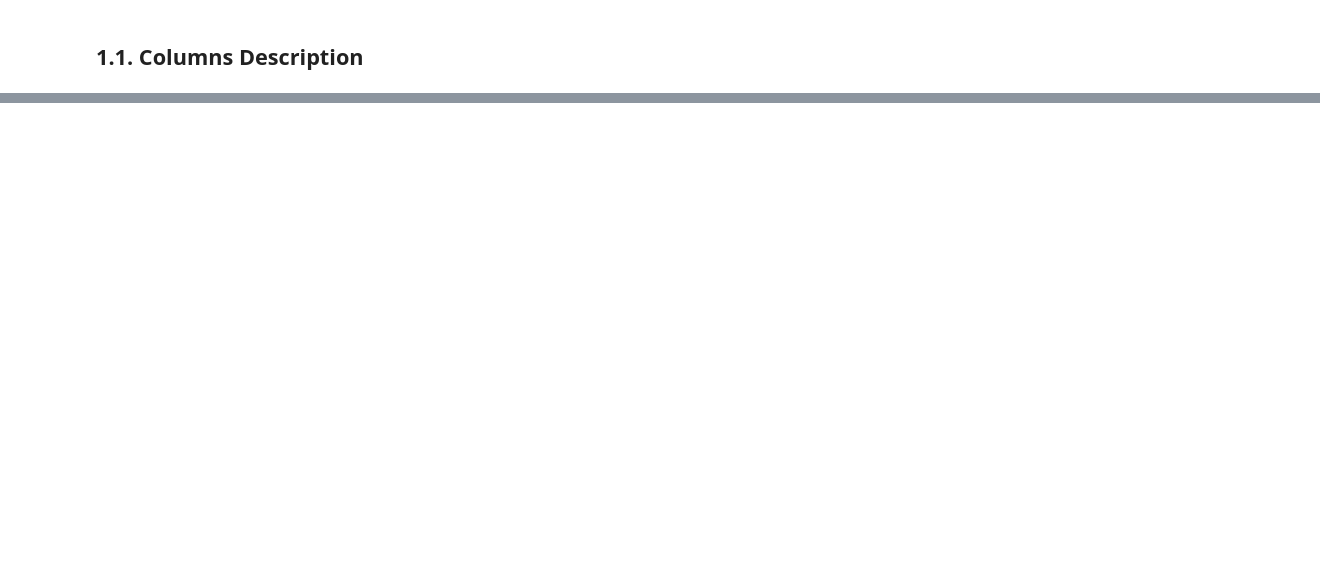
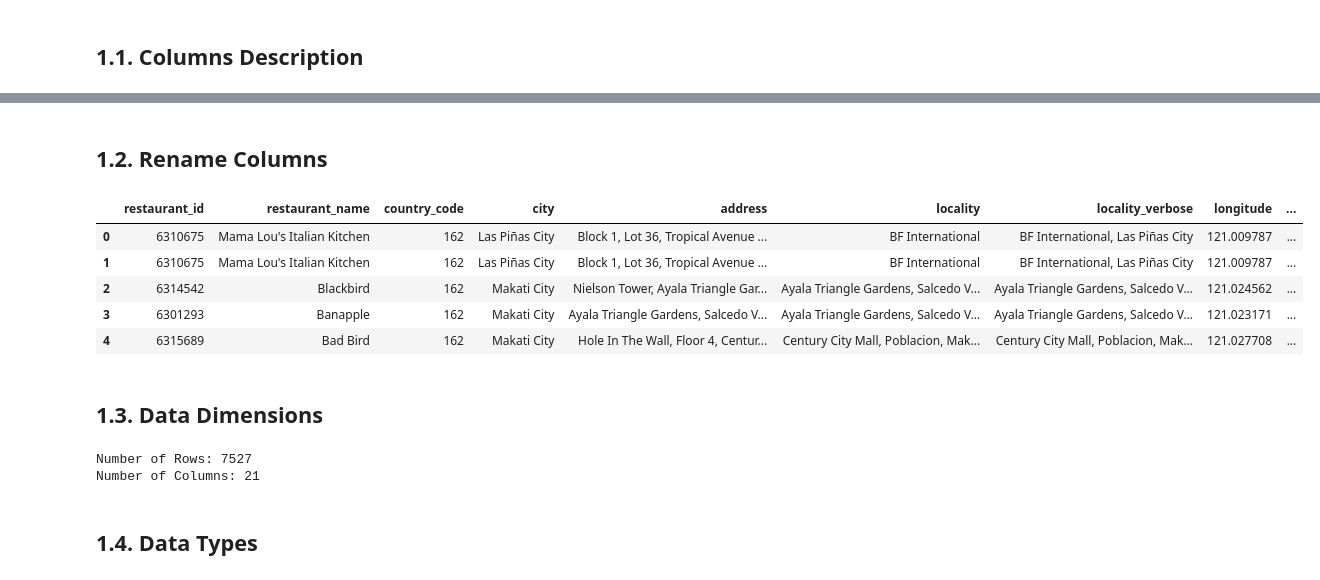
Before and after one commit to PedroFerraresi/ftc_analise_python, a Jupyter notebook: notebooks/c01_pgvf.ipynb, the cells around one changed output, grey strips where cells are left out. Cells and saved outputs as stored; diff of their text form; code cells hidden in the pictures; blank space fills up the shorter version.

```diff
--- a/notebooks/c01_pgvf.ipynb
+++ b/notebooks/c01_pgvf.ipynb
@@ -18,18 +73,21 @@ def show_dataframe_dimensions(dataframe):
 # %%
 def rename_columns(dataframe):
-    # Copy DataFrame
     df = dataframe.copy()
 
-    # Columns Names
+    title = lambda x: inflection.titleize(x)
+
+    snakecase = lambda x: inflection.underscore(x)
+
+    spaces = lambda x: x.replace(" ", "")
+
     cols_old = list(df.columns)
 
-    # Function to convert columns names to snake_case pattern
-    snakecase = lambda x: inflection.underscore(x)
+    cols_old = list(map(title, cols_old))
 
-    # New columns names
+    cols_old = list(map(spaces, cols_old))
+
     cols_new = list(map(snakecase, cols_old))
 
-    # Apply new columns names to DataFrame
     df.columns = cols_new
 
     return df
@@ -43,5 +169,5 @@ pd.set_option('display.max_columns', 500)
 # %%
-df_raw = pd.read_csv('../data/raw/data.csv')
+df_raw = pd.read_csv(RAW_DATA_PATH)
 df_raw.head()
 # %% [output]
 |  | Restaurant ID | Restaurant Name | Country Code | City | Address | Locality | Locality Verbose | Longitude | ... |
@@ -94,2 +192,0 @@ Index(['Restaurant ID', 'Restaurant Name', 'Country Code', 'City', 'Address',
-# %%
-df1.dropna(inplace=True)
@@ -324,0 +217,21 @@ https://python-visualization.github.io/folium/modules.html
+# %% [markdown]
+## 1.2. Rename Columns
+# %%
+df1 = rename_columns(df1)
+df1.head()
+# %% [output]
+|  | restaurant_id | restaurant_name | country_code | city | address | locality | locality_verbose | longitude | ... |
+| 0 | 6310675 | Mama Lou's Italian Kitchen | 162 | Las Piñas City | Block 1, Lot 36, Tropical Avenue ... | BF International | BF International, Las Piñas City | 121.009787 | ... |
+| 1 | 6310675 | Mama Lou's Italian Kitchen | 162 | Las Piñas City | Block 1, Lot 36, Tropical Avenue ... | BF International | BF International, Las Piñas City | 121.009787 | ... |
+| 2 | 6314542 | Blackbird | 162 | Makati City | Nielson Tower, Ayala Triangle Gar... | Ayala Triangle Gardens, Salcedo V... | Ayala Triangle Gardens, Salcedo V... | 121.024562 | ... |
+| 3 | 6301293 | Banapple | 162 | Makati City | Ayala Triangle Gardens, Salcedo V... | Ayala Triangle Gardens, Salcedo V... | Ayala Triangle Gardens, Salcedo V... | 121.023171 | ... |
+| 4 | 6315689 | Bad Bird | 162 | Makati City | Hole In The Wall, Floor 4, Centur... | Century City Mall, Poblacion, Mak... | Century City Mall, Poblacion, Mak... | 121.027708 | ... |
+# %% [markdown]
+## 1.3. Data Dimensions
+# %%
+show_dataframe_dimensions(df1)
+# %% [output]
+Number of Rows: 7527
+Number of Columns: 21
+# %% [markdown]
+## 1.4. Data Types
```
Also changed, not shown: parts of 140 cells of this notebook.
